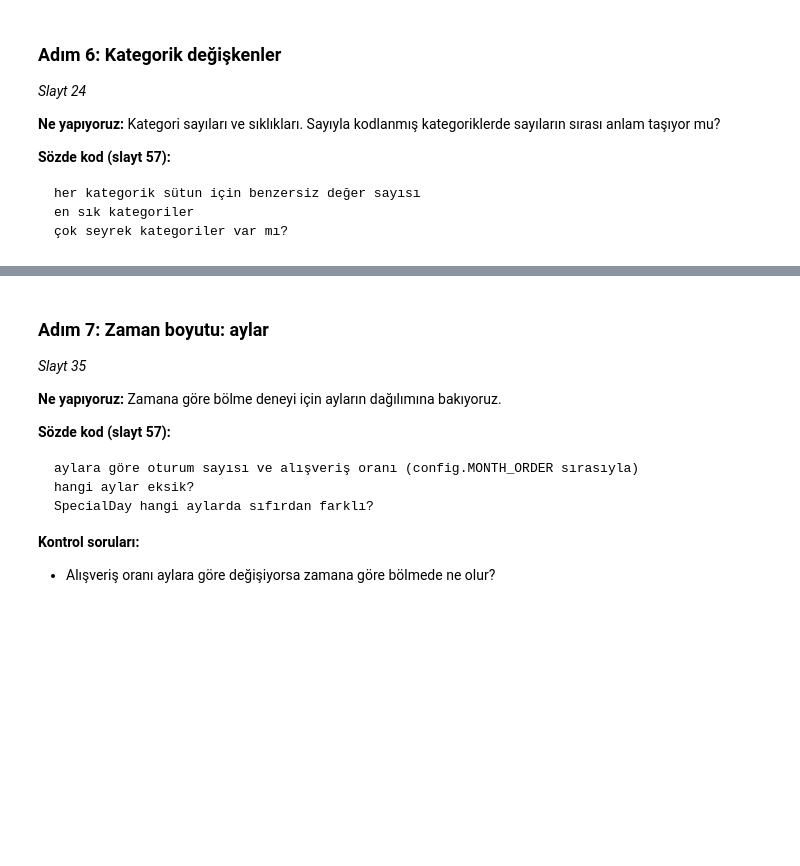
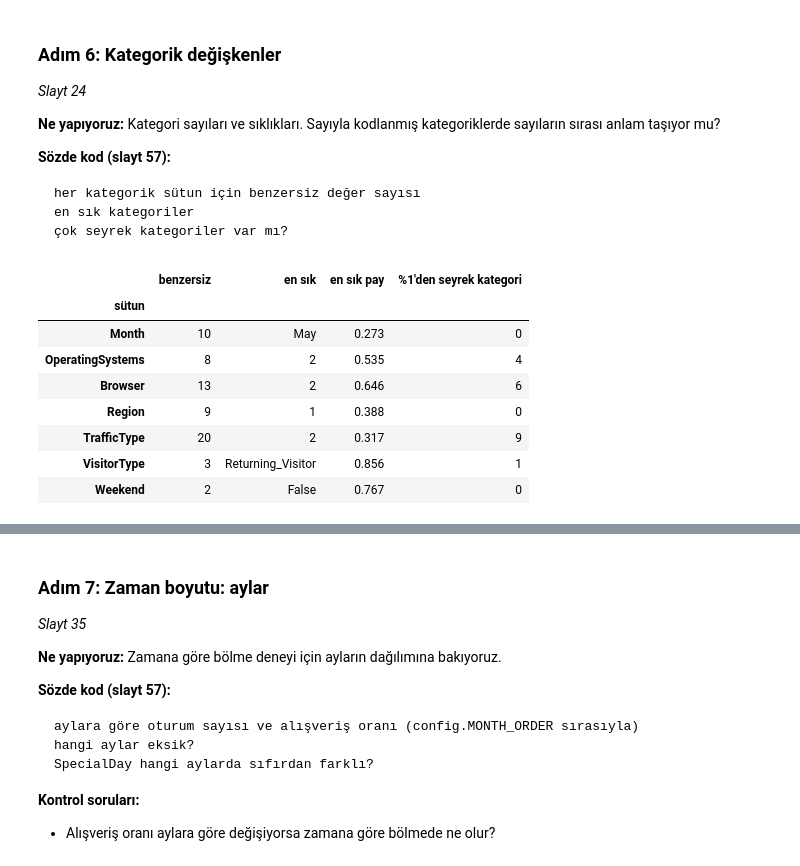
Before and after one commit to kayaalpismail1221-glitch/Ml_al-veri-_projesi, a Jupyter notebook: notebooks/01_eda.ipynb, the cells around one changed output, grey strips where cells are left out. Saved outputs shown, nothing was run; the diff lists cells and outputs as text; code cells hidden in the pictures; blank space fills up the shorter version.

````diff
--- a/notebooks/01_eda.ipynb
+++ b/notebooks/01_eda.ipynb
@@ -309,4 +309,25 @@ en sık kategoriler
 çok seyrek kategoriler var mı?
 ```
 # %%
-# kategorik sütunlar: config.CAT_COLS
+# her kategorik sütun: kaç farklı değer var, en sık değer ne, çok seyrek kategori var mı?
+rows = []
+for col in config.CAT_COLS:
+    freq = raw[col].value_counts(normalize=True)
+    rows.append({
+        "sütun": col,
+        "benzersiz": raw[col].nunique(),
+        "en sık": freq.index[0],
+        "en sık pay": round(freq.iloc[0], 3),
+        "%1'den seyrek kategori": (freq < 0.01).sum(),
+    })
+pd.DataFrame(rows).set_index("sütun")
+# %% [output]
+|  | benzersiz | en sık | en sık pay | %1'den seyrek kategori |
+| sütun |  |  |  |  |
+| Month | 10 | May | 0.273 | 0 |
+| OperatingSystems | 8 | 2 | 0.535 | 4 |
+| Browser | 13 | 2 | 0.646 | 6 |
+| Region | 9 | 1 | 0.388 | 0 |
+| TrafficType | 20 | 2 | 0.317 | 9 |
+| VisitorType | 3 | Returning_Visitor | 0.856 | 1 |
+| Weekend | 2 | False | 0.767 | 0 |
````
Also changed, not shown: parts of 2 cells of this notebook, 2 other files.
